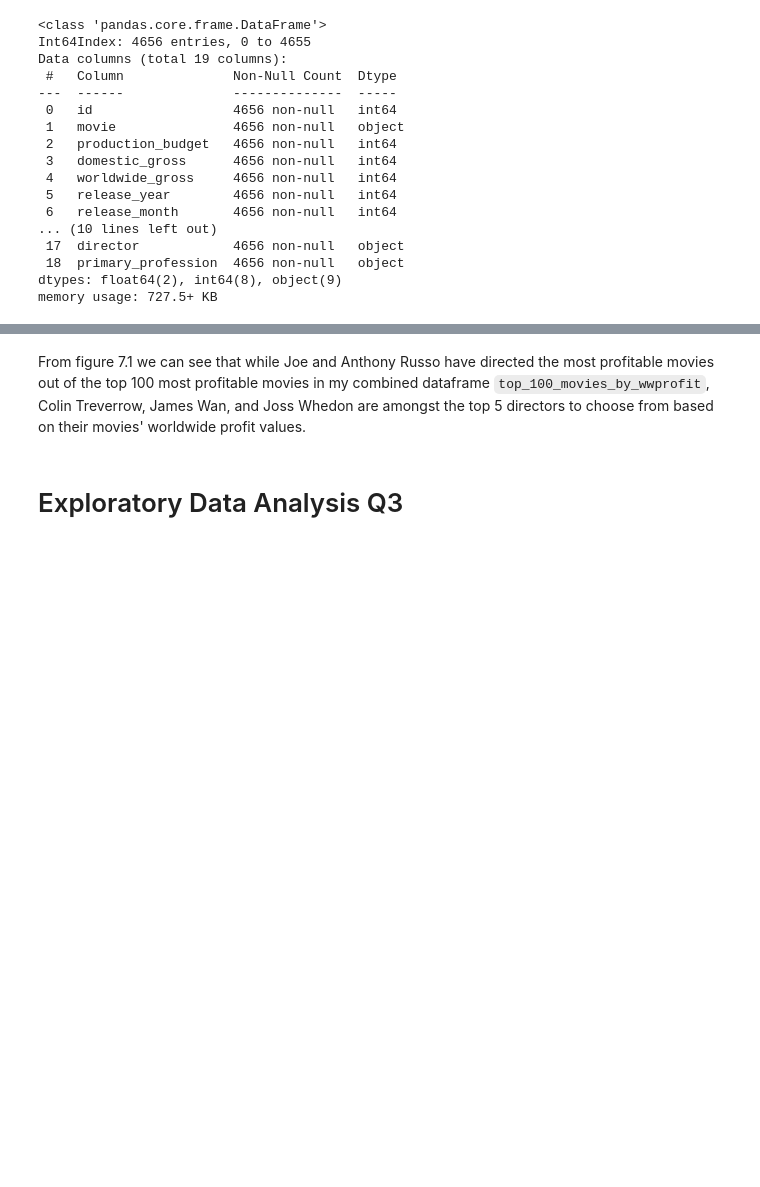
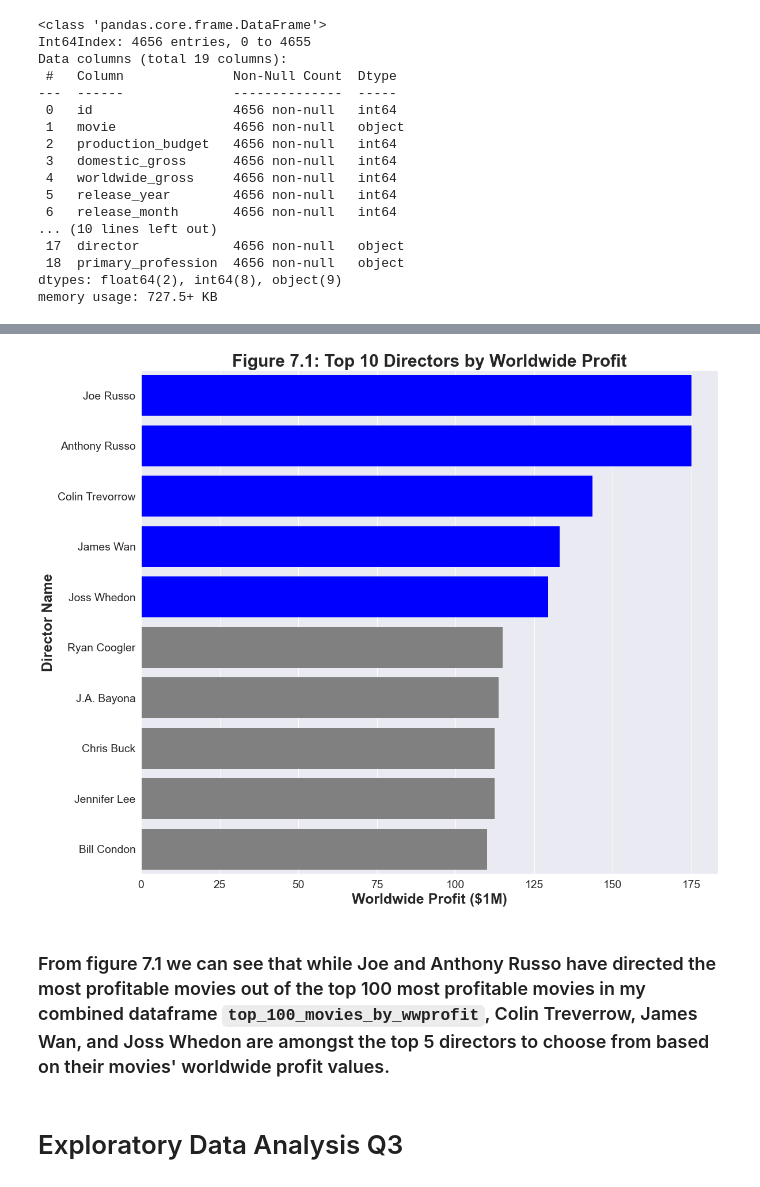
Before and after one commit to dataeducator/dsc-phase-1-project-v2-4, a Jupyter notebook: student.ipynb, the cells around one changed output, grey strips where cells are left out. Saved outputs shown, nothing was run; the diff lists cells and outputs as text; code cells hidden in the pictures; blank space fills up the shorter version.

```diff
--- a/student.ipynb
+++ b/student.ipynb
@@ -886,25 +907,27 @@ top_100_movies_by_wwprofit = sorted_ww_profit_directors.head(100)
 # %%
 # Set up theme
 # Set up Parameters
 # Create plot variables
 values = np.array(top_100_movies_by_wwprofit.head(10).director)
 labels = np.array(top_100_movies_by_wwprofit.head(10).worldwide_profit)
 sns.set(font_scale = 1.75)
 clrs = ['grey' if (x != max(values)) else 'blue' for x in values]
 # Set up plot figure size
 plt.figure(figsize =(16,15))
 ax = sns.barplot(y = values, x = labels, palette = clrs)
 ax.set_title("Figure 7.1: Top 10 Directors by Worldwide Profit", weight = 'bold').set_fontsize('30')
 ax.set_ylabel("Director Name", fontsize = '25', weight = 'bold')
 ax.set_xlabel("Worldwide Profit ($1M)", fontsize = '25', weight = 'bold');
-ax.xaxis.set_major_formatter(ticker.FuncFormatter(lambda x, pos:'{:.4g}'.format(x/1000000)))
+ax.xaxis.set_major_formatter(ticker.FuncFormatter(lambda x, pos:'{:.4g}'.format(x/10000000)))
 for bar in ax.patches:
-    if bar.get_width() < 115000000:
+    if bar.get_width() < 1150000000:
         bar.set_color('grey')
     else:
         bar.set_color('blue')
+# %% [output]
+[figure, added]
 # %% [markdown]
-From figure 7.1 we can see that while Joe and Anthony Russo have directed the most profitable movies out of the top 100 most profitable movies in my combined dataframe <code>top_100_movies_by_wwprofit</code>, Colin Treverrow, James Wan, and Joss Whedon are amongst the top 5 directors to choose from based on their movies' worldwide profit values.
+### From figure 7.1 we can see that while Joe and Anthony Russo have directed the most profitable movies out of the top 100 most profitable movies in my combined dataframe <code>top_100_movies_by_wwprofit</code>, Colin Treverrow, James Wan, and Joss Whedon are amongst the top 5 directors to choose from based on their movies' worldwide profit values.
 # %% [markdown]
 # Exploratory Data Analysis Q3
 # %% [markdown]
```
Also changed, not shown: parts of 2 cells of this notebook.
